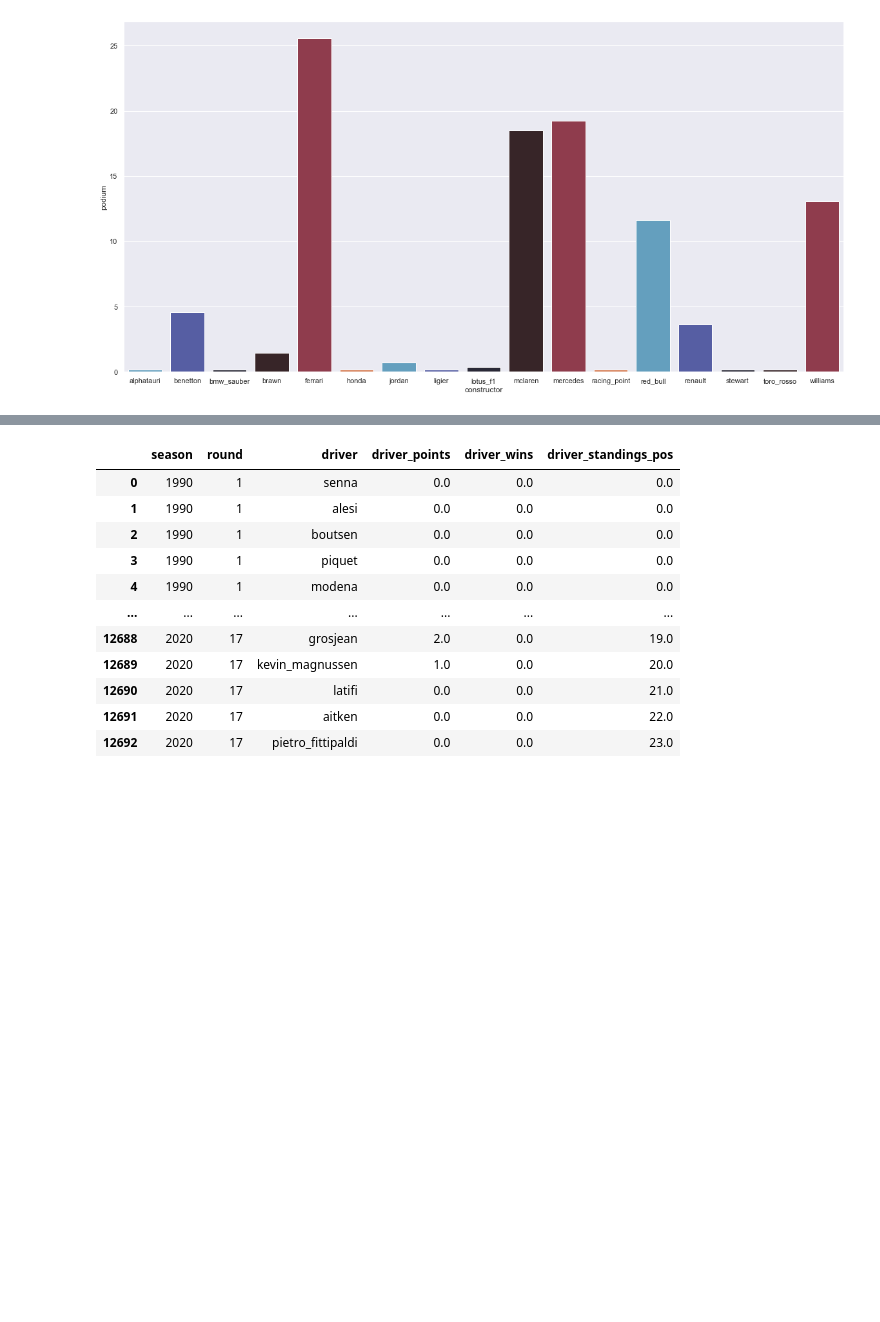
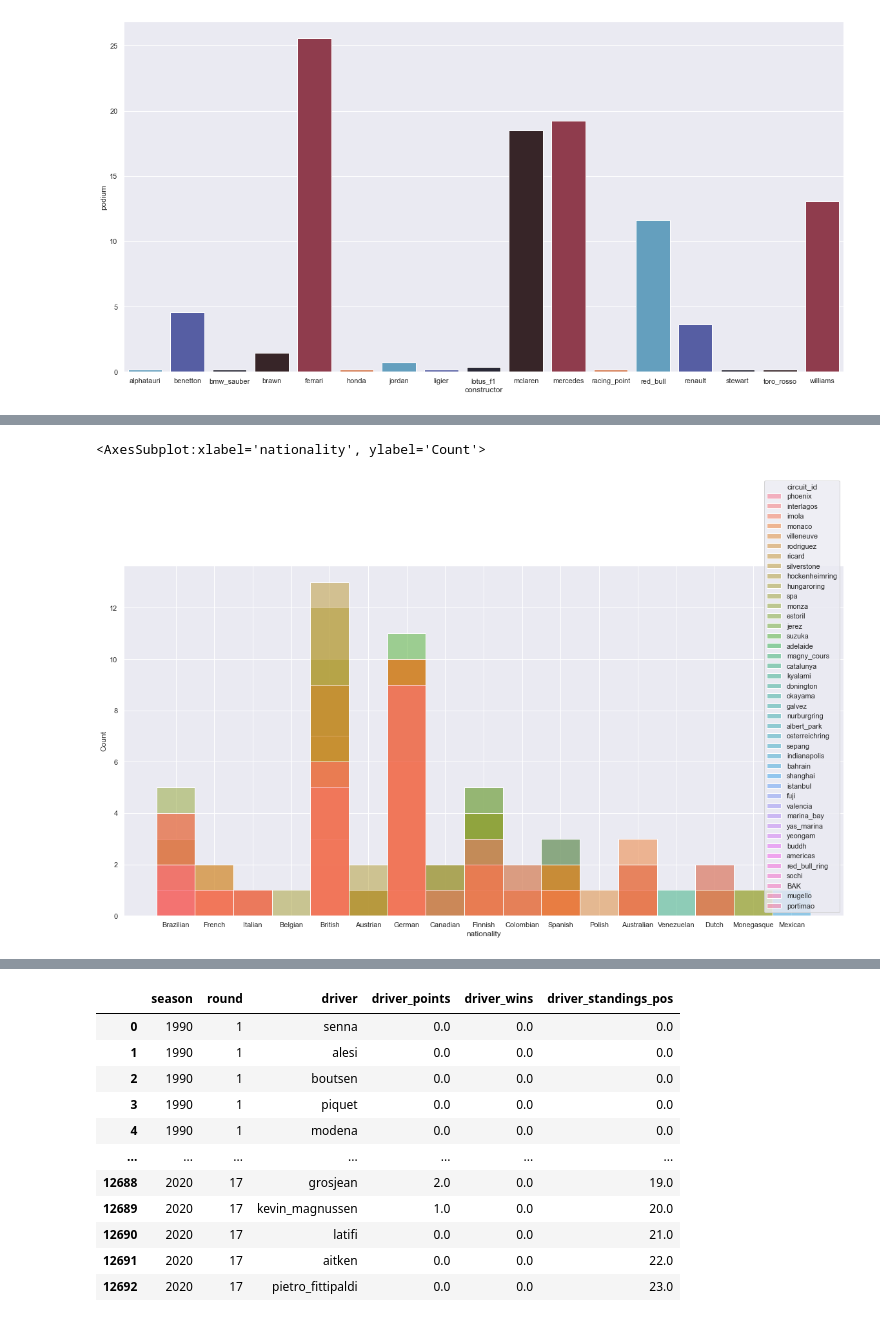
Before and after one commit to IdrissKad/formula1, a Jupyter notebook: Import data.ipynb, the cells around one changed output, grey strips where cells are left out. Saved outputs shown, nothing was run; the diff lists cells and outputs as text; code cells hidden in the pictures; blank space fills up the shorter version.

```diff
--- a/Import data.ipynb
+++ b/Import data.ipynb
@@ -384,0 +399,8 @@ sns.barplot(data=df, x='constructor', y='podium', ax=ax1, palette=sns.color_pale
+# %%
+#Hyper bizarre quand je trace par circuit_id je trouve pas du tt la même chose que tout à l'heure
+df1=results_nationality[results_nationality["podium"]==1]
+df1
+sns.histplot(data=df1, x='nationality', hue="circuit_id")
+# %% [output]
+<AxesSubplot:xlabel='nationality', ylabel='Count'>
+[figure, added]
```
Also changed, not shown: parts of 7 cells of this notebook.
